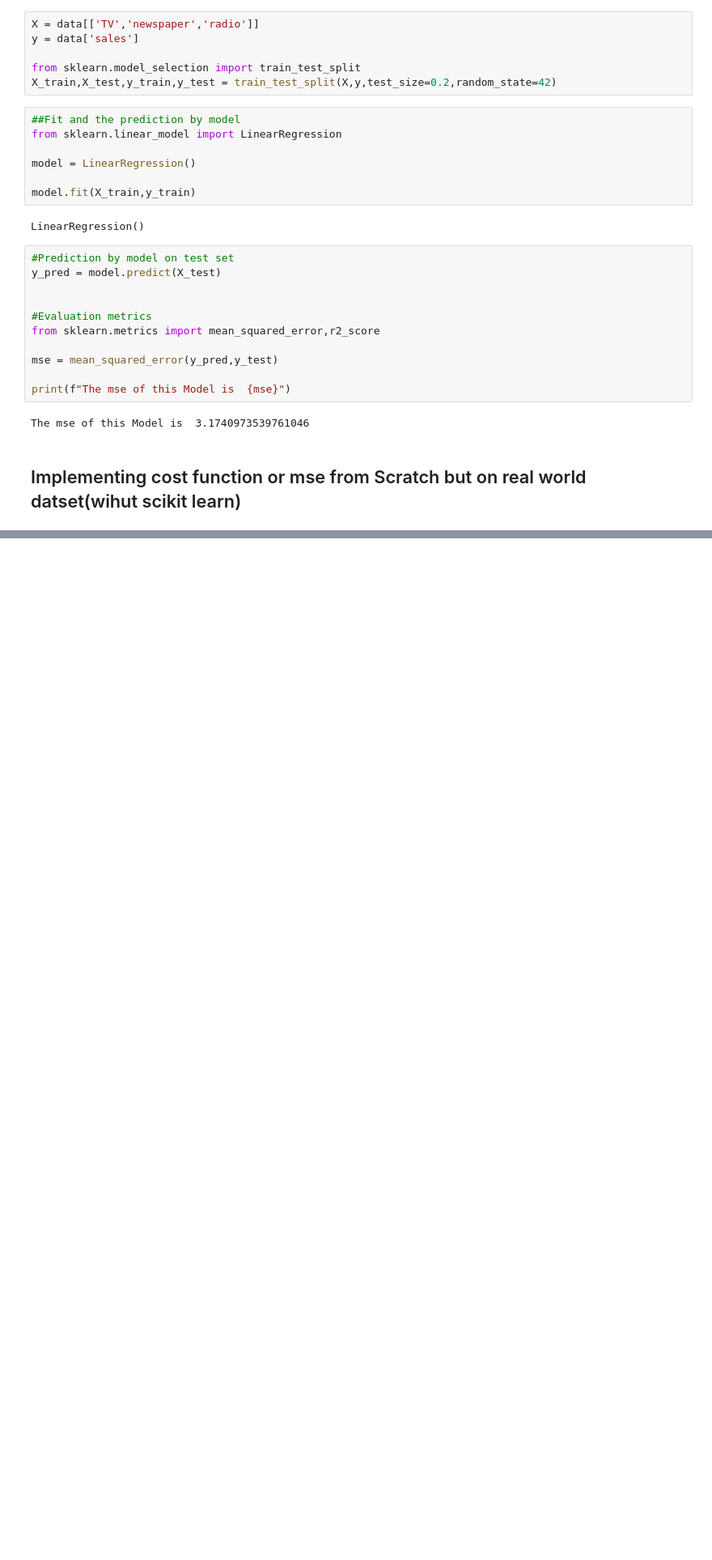
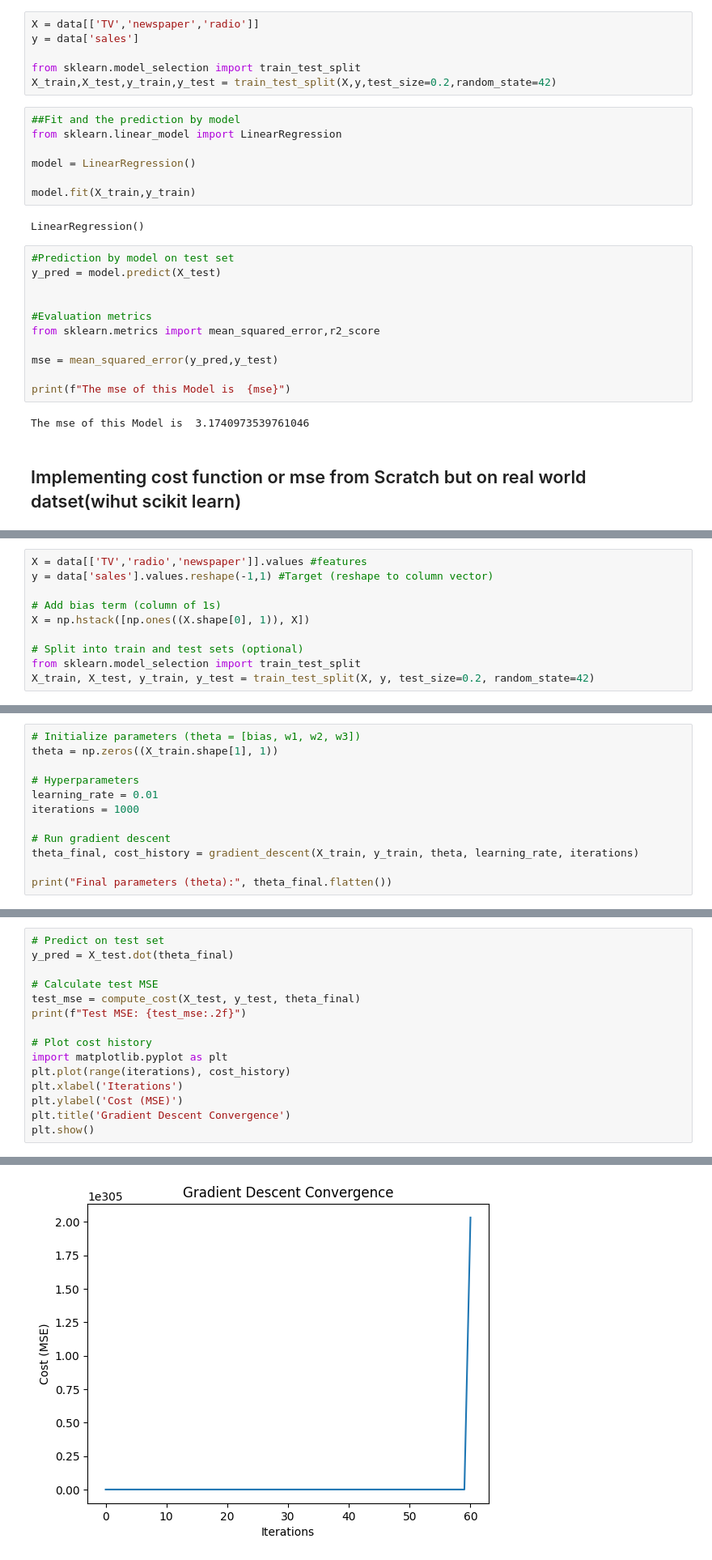
Before and after one commit to Gairola788/AI-Development, a Jupyter notebook: Linear_regression/Projects_Linear_Regression/Advertising_Investment_Sales.ipynb, the cells around one changed output, grey strips where cells are left out. Shown: that part at 81% size. Saved outputs shown, nothing was run; the diff lists cells and outputs as text; blank space fills up the shorter version.

```diff
--- a/Linear_regression/Projects_Linear_Regression/Advertising_Investment_Sales.ipynb
+++ b/Linear_regression/Projects_Linear_Regression/Advertising_Investment_Sales.ipynb
@@ -107,0 +120,10 @@ Sklearn MSE: 3.1740973539761046
+# %%
+X = data[['TV','radio','newspaper']].values #features
+y = data['sales'].values.reshape(-1,1) #Target (reshape to column vector)
+
+# Add bias term (column of 1s)
+X = np.hstack([np.ones((X.shape[0], 1)), X])
+
+# Split into train and test sets (optional)
+from sklearn.model_selection import train_test_split
+X_train, X_test, y_train, y_test = train_test_split(X, y, test_size=0.2, random_state=42)
@@ -107,0 +153,12 @@ Sklearn MSE: 3.1740973539761046
+# %%
+# Initialize parameters (theta = [bias, w1, w2, w3])
+theta = np.zeros((X_train.shape[1], 1))
+
+# Hyperparameters
+learning_rate = 0.01
+iterations = 1000
+
+# Run gradient descent
+theta_final, cost_history = gradient_descent(X_train, y_train, theta, learning_rate, iterations)
+
+print("Final parameters (theta):", theta_final.flatten())
@@ -107,0 +167,16 @@ Sklearn MSE: 3.1740973539761046
+# %%
+# Predict on test set
+y_pred = X_test.dot(theta_final)
+
+# Calculate test MSE
+test_mse = compute_cost(X_test, y_test, theta_final)
+print(f"Test MSE: {test_mse:.2f}")
+
+# Plot cost history
+import matplotlib.pyplot as plt
+plt.plot(range(iterations), cost_history)
+plt.xlabel('Iterations')
+plt.ylabel('Cost (MSE)')
+plt.title('Gradient Descent Convergence')
+plt.show()
+# %% [output]
@@ -107,0 +184 @@ Sklearn MSE: 3.1740973539761046
+[figure, added]
```
Also changed, not shown: parts of 7 cells of this notebook.
